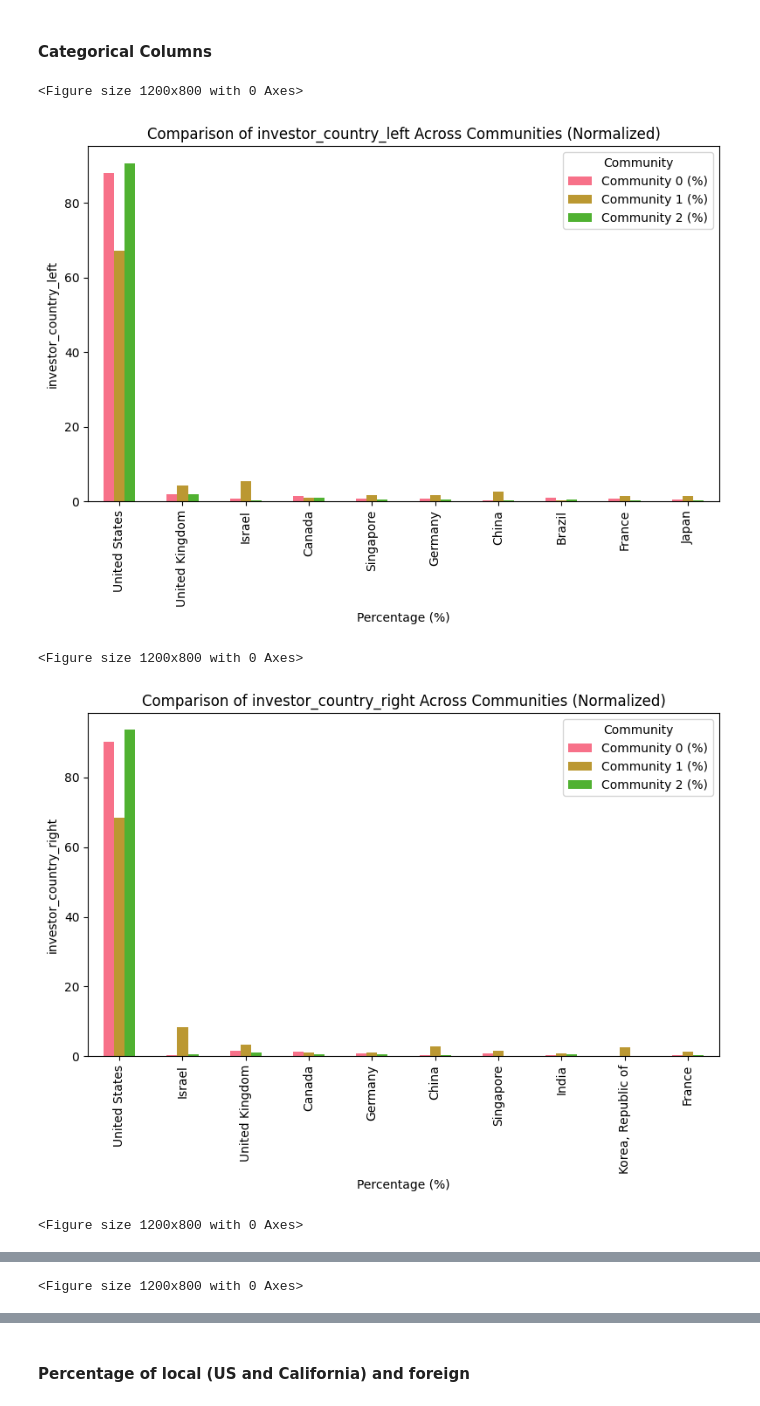
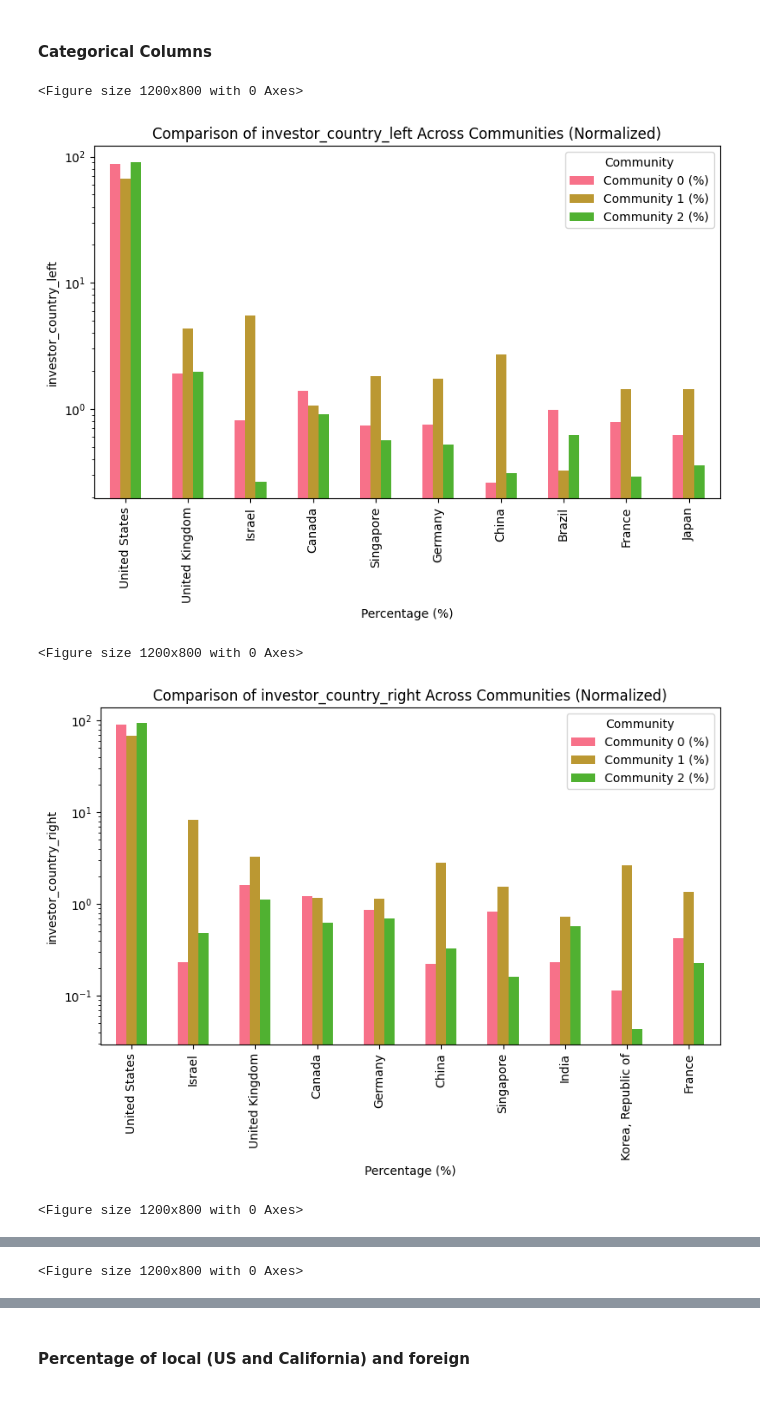
Before and after one commit to joaomelga/innovation-networks-exploration, a Jupyter notebook: src/main.ipynb, the cells around one changed output, grey strips where cells are left out. Saved outputs shown, nothing was run; the diff lists cells and outputs as text; code cells hidden in the pictures.

Commit message:
refactor: :art: improve tables and figures format, captions, and presentation

```diff
--- a/src/main.ipynb
+++ b/src/main.ipynb
@@ -1951,36 +1974,39 @@ for column in categorical_columns:
     if len(community_data[comm_id]) > 0:
       # Get counts for this community
       counts = community_data[comm_id][column].value_counts()
       # Normalize to percentages
       normalized_counts = counts / len(community_data[comm_id]) * 100
       # Add to comparison df
       comparison_df[f'Community {comm_id} (%)'] = normalized_counts.reindex(comparison_df.index, fill_value=0)
     else:
       comparison_df[f'Community {comm_id} (%)'] = 0
 
   # Truncate long category names
   truncated_index = [truncate_name(cat) for cat in comparison_df.index]
   comparison_df.index = truncated_index
 
   # Plot the comparison
   plt.figure(figsize=(12, 8))
   comparison_df.plot(kind='bar', figsize=(8, 6))
   plt.title(f'Comparison of {column} Across Communities (Normalized)')
   plt.xlabel('Percentage (%)')
   plt.ylabel(column)
   plt.legend(title='Community')
   plt.tight_layout()
 
+  safe_column_name = column.replace('/', '_').replace(' ', '_')
+  if 'country' in safe_column_name:
+    plt.yscale('log')
+
   # Save figure
-  safe_column_name = column.replace('/', '_').replace(' ', '_')
   plt.savefig(os.path.join(figures_dir, f'categorical_comparison_{safe_column_name}.png'),
               dpi=300, bbox_inches='tight')
   plt.show()
 # %% [output]
 <Figure size 1200x800 with 0 Axes>
-[figure, old version]
+[figure, new version]
 <Figure size 1200x800 with 0 Axes>
-[figure, old version]
+[figure, new version]
 <Figure size 1200x800 with 0 Axes>
 [figure]
 <Figure size 1200x800 with 0 Axes>
```
Also changed, not shown: parts of 5 cells of this notebook, 11 other files.
